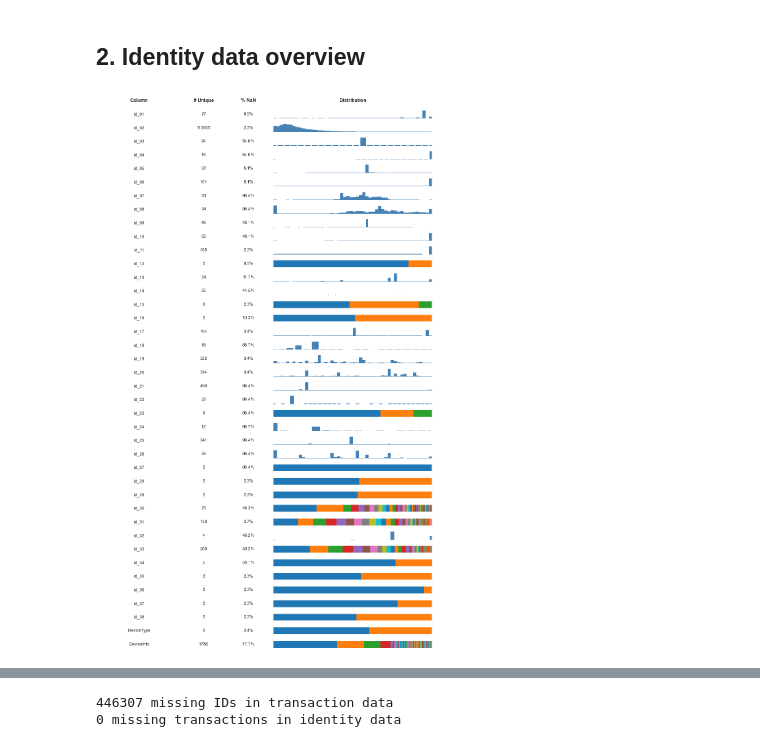
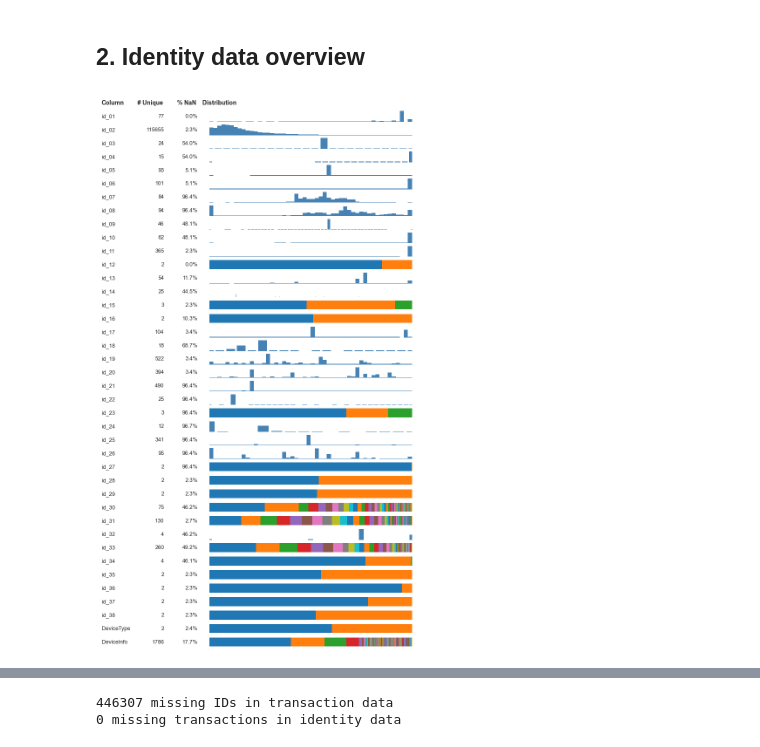
Before and after one commit to DrPrettyman/ieee-fraud-detection, a Jupyter notebook: notebooks/01_eda.ipynb, the cells around one changed output, grey strips where cells are left out. Saved outputs shown, nothing was run; the diff lists cells and outputs as text; code cells hidden in the pictures.

Commit message:
Save images from EDA notebook

```diff
--- a/notebooks/01_eda.ipynb
+++ b/notebooks/01_eda.ipynb
@@ -13,7 +13,7 @@ from pathlib import Path
 import re
 from tabulate import tabulate
 
-from utils import disp_columns, disp_distributions
+from utils import disp_columns, column_distributions
 
 # Settings for notebook
 pd.set_option('display.max_columns', 50)
@@ -21,6 +21,7 @@ plt.style.use('seaborn-v0_8-whitegrid')
 sns.set_palette('husl')
 
 DATA_DIR = Path('../data')
+FIG_DIR = Path('../figures')
 # %% [markdown]
 ## 1. Load Data
 # %%
@@ -60,9 +61,12 @@ disp_columns(train_id, title = "train_id dataframe columns")
 # %%
 # A look at the distribution of each column
 
-disp_distributions(train_id, exclude_cols=['TransactionID', 'isFraud'])
+train_id_column_distributions = column_distributions(
+    train_id, exclude_cols=['TransactionID', 'isFraud']
+)
+train_id_column_distributions.savefig(FIG_DIR / 'EDA_identity_column_distributions.png')
 # %% [output]
-[figure, old version]
+[figure, new version]
 # %%
 # Many of the numeric "id" columns look categorical
 # These would be best encoded as categorical features rather than numeric
```
Also changed, not shown: parts of 17 cells of this notebook, 2 other files.
